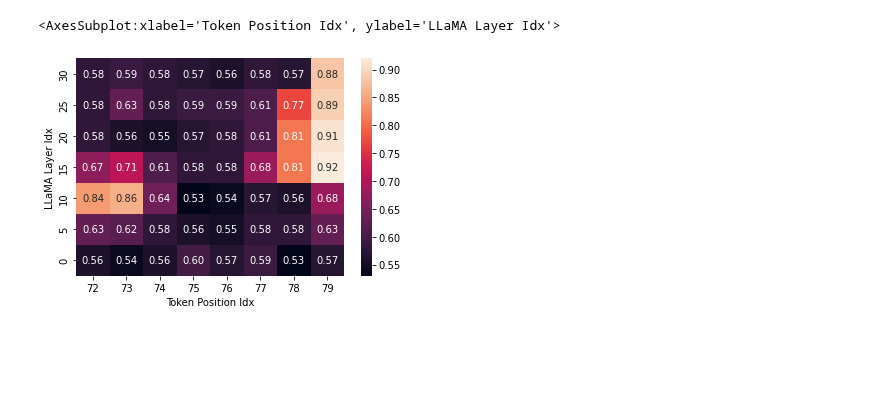
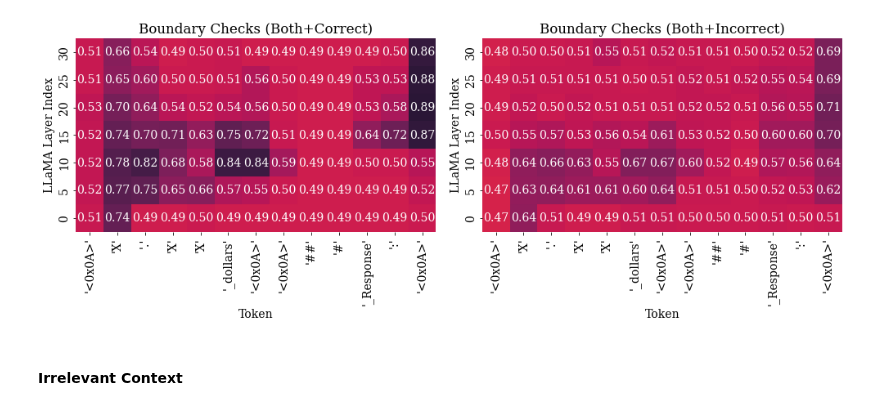
Before and after one commit to jasonlim131/robust-circuit-discovery, a Jupyter notebook: analysis.ipynb, the cells around one changed output. Drawn from its saved outputs; the diff is of its cells as text; code cells hidden in the pictures; blank space fills up the shorter version.

```diff
--- a/analysis.ipynb
+++ b/analysis.ipynb
@@ -18,7 +125,14 @@ for column_name, column_data in raw_df.iteritems():
 # %%
-df = pd.DataFrame(list(data.items()), columns=['coord', 'value'])
+df = pd.DataFrame(list(consistency_correct_data.items()), columns=['coord', 'value'])
 # Split the coord column into separate columns
 df[['LLaMA Layer Idx', 'Token Position Idx']] = pd.DataFrame(df['coord'].tolist(), index=df.index)
 df['LLaMA Layer Idx'] = df['LLaMA Layer Idx'].max() - df['LLaMA Layer Idx']
 # Reshape the DataFrame to have coordinates as columns
-heatmap_df = df.pivot(index='LLaMA Layer Idx', columns='Token Position Idx', values='value')
+heatmap_consistency_correct_df = df.pivot(index='LLaMA Layer Idx', columns='Token Position Idx', values='value')
+
+df = pd.DataFrame(list(consistency_incorrect_data.items()), columns=['coord', 'value'])
+# Split the coord column into separate columns
+df[['LLaMA Layer Idx', 'Token Position Idx']] = pd.DataFrame(df['coord'].tolist(), index=df.index)
+df['LLaMA Layer Idx'] = df['LLaMA Layer Idx'].max() - df['LLaMA Layer Idx']
+# Reshape the DataFrame to have coordinates as columns
+heatmap_consistency_incorrect_df = df.pivot(index='LLaMA Layer Idx', columns='Token Position Idx', values='value')
@@ -46,0 +139,41 @@ for column_name, column_data in raw_df.iteritems():
+# %%
+plt.rcParams["font.family"] = "DejaVu Serif"
+font = {'family' : 'DejaVu Serif',
+        'size'   : 14}
+plt.rc('font', **font)
+
+fig, ax = plt.subplots(1, 2, figsize=(14, 5.5))
+sns.heatmap(
+    heatmap_consistency_correct_df, yticklabels=heatmap_consistency_correct_df.index[::-1],
+    annot=True, fmt='.2f', vmin=0.0, vmax=1.0,
+    cmap="rocket_r", square=True, cbar=False, ax=ax[0],
+    xticklabels=["'<0x0A>'", "'X'", "'.'", "'X'", "'X'",
+                 "'_dollars'", "'<0x0A>'",
+                 "'<0x0A>'", "'##'", "'#'",
+                 "'_Response'", "':'", "'<0x0A>'"]
+)
+
+sns.heatmap(
+    heatmap_consistency_incorrect_df, yticklabels=heatmap_consistency_incorrect_df.index[::-1],
+    annot=True, fmt='.2f', vmin=0.0, vmax=1.0,
+    cmap="rocket_r", square=True, cbar=False, ax=ax[1],
+    xticklabels=["'<0x0A>'", "'X'", "'.'", "'X'", "'X'",
+                 "'_dollars'", "'<0x0A>'",
+                 "'<0x0A>'", "'##'", "'#'",
+                 "'_Response'", "':'", "'<0x0A>'"]
+)
+
+ax[0].set(xlabel='Token',
+       ylabel='LLaMA Layer Index',
+       title='Boundary Checks (Both+Correct)')
+ax[1].set(xlabel='Token',
+       ylabel='LLaMA Layer Index',
+       title='Boundary Checks (Both+Incorrect)')
+
+fig.tight_layout()
+# plt.show()
+plt.savefig("./logs/calibration.svg", bbox_inches='tight')
+# %% [output]
+[figure, added]
+# %% [markdown]
+#### Irrelevant Context
@@ -54,8 +204,0 @@ heatmap_df = df.pivot(index='LLaMA Layer Idx', columns='Token Position Idx', val
-# %%
-sns.heatmap(
-    heatmap_df, yticklabels=heatmap_df.index[::-1],
-    annot=True, fmt='.2f'
-)
-# %% [output]
-<AxesSubplot:xlabel='Token Position Idx', ylabel='LLaMA Layer Idx'>
-[figure, removed]
```
Also changed, not shown: parts of 26 cells of this notebook, 4 other files.
